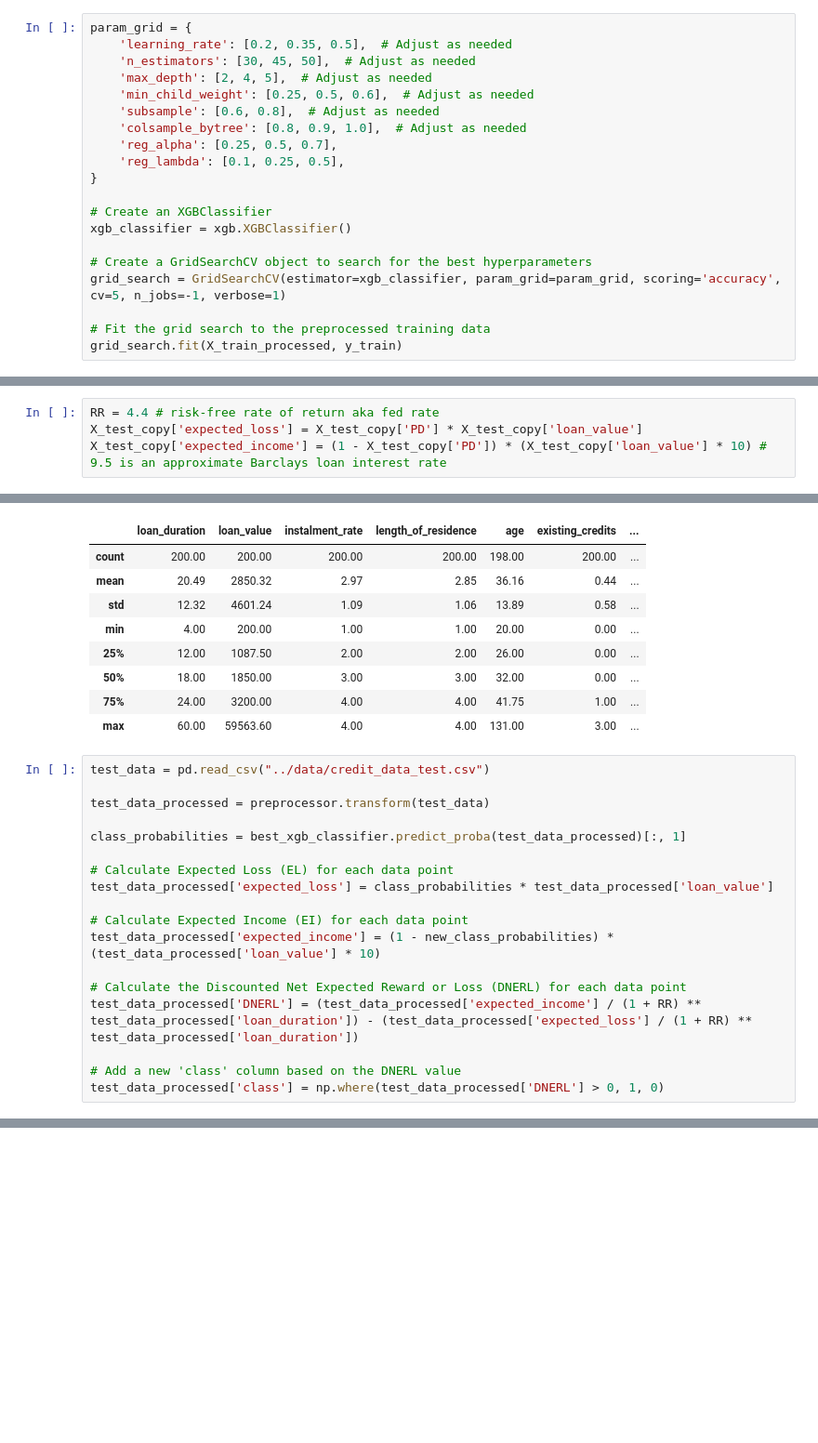
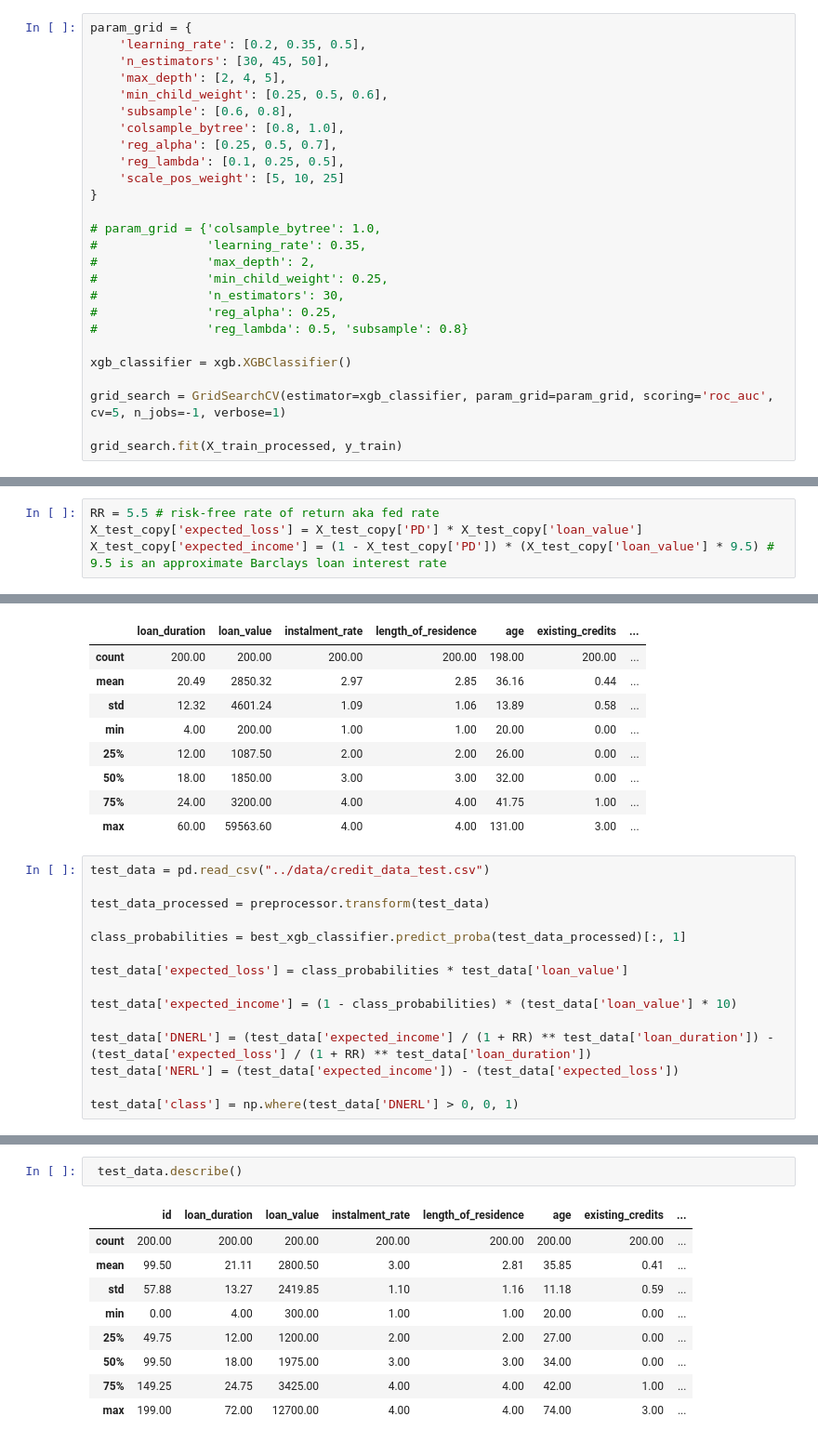
Before and after one commit to b-quantathon/qa-quantathon, a Jupyter notebook: notebooks/DataAnalysis.ipynb, the cells around one changed output, grey strips where cells are left out. Shown: that part at 93% size. Saved outputs shown, nothing was run; the diff lists cells and outputs as text; blank space fills up the shorter version.

```diff
--- a/notebooks/DataAnalysis.ipynb
+++ b/notebooks/DataAnalysis.ipynb
@@ -292,22 +299,28 @@ from sklearn.metrics import accuracy_score, recall_score
 }
 # %%
 param_grid = {
-    'learning_rate': [0.2, 0.35, 0.5],  # Adjust as needed
-    'n_estimators': [30, 45, 50],  # Adjust as needed
-    'max_depth': [2, 4, 5],  # Adjust as needed
-    'min_child_weight': [0.25, 0.5, 0.6],  # Adjust as needed
-    'subsample': [0.6, 0.8],  # Adjust as needed
-    'colsample_bytree': [0.8, 0.9, 1.0],  # Adjust as needed
+    'learning_rate': [0.2, 0.35, 0.5],
+    'n_estimators': [30, 45, 50],
+    'max_depth': [2, 4, 5],
+    'min_child_weight': [0.25, 0.5, 0.6],
+    'subsample': [0.6, 0.8],
+    'colsample_bytree': [0.8, 1.0],
     'reg_alpha': [0.25, 0.5, 0.7],
     'reg_lambda': [0.1, 0.25, 0.5],
+    'scale_pos_weight': [5, 10, 25]
 }
 
-# Create an XGBClassifier
+# param_grid = {'colsample_bytree': 1.0,
+#               'learning_rate': 0.35,
+#               'max_depth': 2,
+#               'min_child_weight': 0.25,
+#               'n_estimators': 30,
+#               'reg_alpha': 0.25,
+#               'reg_lambda': 0.5, 'subsample': 0.8}
+
 xgb_classifier = xgb.XGBClassifier()
 
-# Create a GridSearchCV object to search for the best hyperparameters
-grid_search = GridSearchCV(estimator=xgb_classifier, param_grid=param_grid, scoring='accuracy', cv=5, n_jobs=-1, verbose=1)
+grid_search = GridSearchCV(estimator=xgb_classifier, param_grid=param_grid, scoring='roc_auc', cv=5, n_jobs=-1, verbose=1)
 
-# Fit the grid search to the preprocessed training data
 grid_search.fit(X_train_processed, y_train)
 # %% [output]
@@ -418,9 +433,9 @@ Index(['sex', 'marital_status', 'current_account_balance', 'loan_duration',
        'employment', 'num_dependants', 'citizenship', 'PD'],
       dtype='object')
 # %%
-RR = 4.4 # risk-free rate of return aka fed rate
+RR = 5.5 # risk-free rate of return aka fed rate
 X_test_copy['expected_loss'] = X_test_copy['PD'] * X_test_copy['loan_value']
-X_test_copy['expected_income'] = (1 - X_test_copy['PD']) * (X_test_copy['loan_value'] * 10) # 9.5 is an approximate Barclays loan interest rate
+X_test_copy['expected_income'] = (1 - X_test_copy['PD']) * (X_test_copy['loan_value'] * 9.5) # 9.5 is an approximate Barclays loan interest rate
 # %%
 #Calculate the Discounted Net Expected Reward or Loss (DNERL)
 X_test_copy['DNERL'] = (X_test_copy['expected_income'] / (1 + RR) ** X_test_copy['loan_duration']) - (X_test_copy['expected_loss'] / (1 + RR) ** X_test_copy['loan_duration'])
@@ -443,14 +458,11 @@ test_data_processed = preprocessor.transform(test_data)
 
 class_probabilities = best_xgb_classifier.predict_proba(test_data_processed)[:, 1]
 
-# Calculate Expected Loss (EL) for each data point
-test_data_processed['expected_loss'] = class_probabilities * test_data_processed['loan_value']
+test_data['expected_loss'] = class_probabilities * test_data['loan_value']
 
-# Calculate Expected Income (EI) for each data point
-test_data_processed['expected_income'] = (1 - new_class_probabilities) * (test_data_processed['loan_value'] * 10)
+test_data['expected_income'] = (1 - class_probabilities) * (test_data['loan_value'] * 10)
 
-# Calculate the Discounted Net Expected Reward or Loss (DNERL) for each data point
-test_data_processed['DNERL'] = (test_data_processed['expected_income'] / (1 + RR) ** test_data_processed['loan_duration']) - (test_data_processed['expected_loss'] / (1 + RR) ** test_data_processed['loan_duration'])
+test_data['DNERL'] = (test_data['expected_income'] / (1 + RR) ** test_data['loan_duration']) - (test_data['expected_loss'] / (1 + RR) ** test_data['loan_duration'])
+test_data['NERL'] = (test_data['expected_income']) - (test_data['expected_loss'])
 
-# Add a new 'class' column based on the DNERL value
-test_data_processed['class'] = np.where(test_data_processed['DNERL'] > 0, 1, 0)
+test_data['class'] = np.where(test_data['DNERL'] > 0, 0, 1)
@@ -458,0 +469,12 @@ IndexError: only integers, slices (`:`), ellipsis (`...`), numpy.newaxis (`None`
+# %%
+ test_data.describe()
+# %% [output]
+|  | id | loan_duration | loan_value | instalment_rate | length_of_residence | age | existing_credits | ... |
+| count | 200.00 | 200.00 | 200.00 | 200.00 | 200.00 | 200.00 | 200.00 | ... |
+| mean | 99.50 | 21.11 | 2800.50 | 3.00 | 2.81 | 35.85 | 0.41 | ... |
+| std | 57.88 | 13.27 | 2419.85 | 1.10 | 1.16 | 11.18 | 0.59 | ... |
+| min | 0.00 | 4.00 | 300.00 | 1.00 | 1.00 | 20.00 | 0.00 | ... |
+| 25% | 49.75 | 12.00 | 1200.00 | 2.00 | 2.00 | 27.00 | 0.00 | ... |
+| 50% | 99.50 | 18.00 | 1975.00 | 3.00 | 3.00 | 34.00 | 0.00 | ... |
+| 75% | 149.25 | 24.75 | 3425.00 | 4.00 | 4.00 | 42.00 | 1.00 | ... |
+| max | 199.00 | 72.00 | 12700.00 | 4.00 | 4.00 | 74.00 | 3.00 | ... |
```
Also changed, not shown: parts of 12 cells of this notebook, 10 other files.
